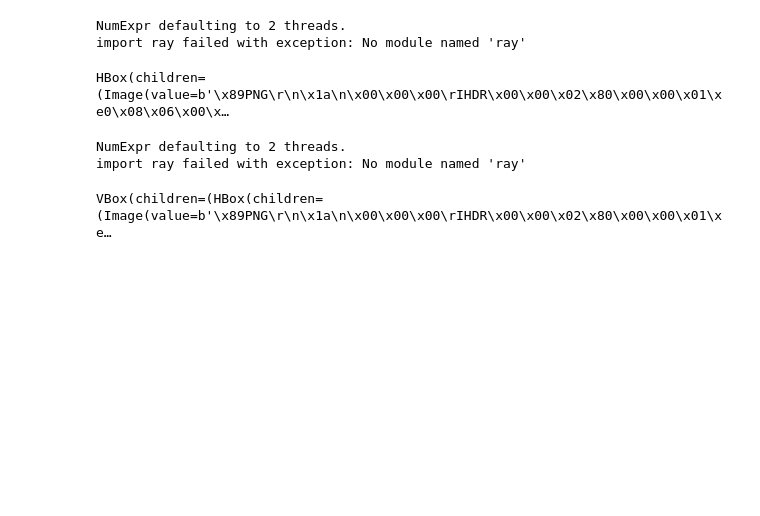
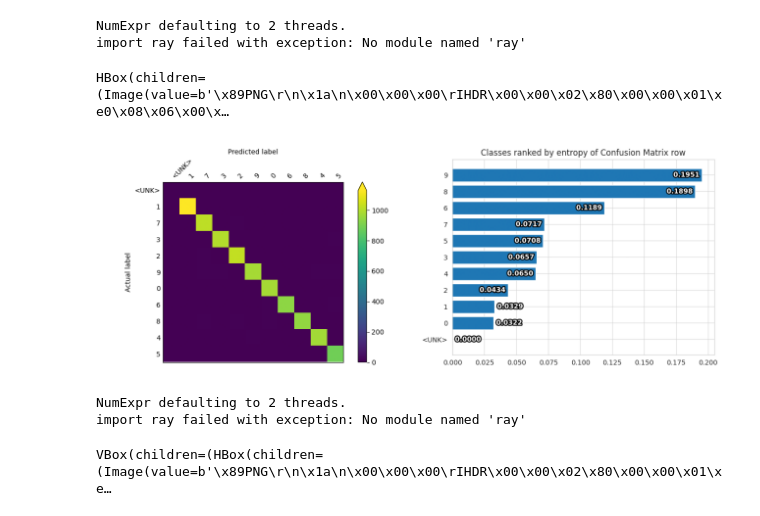
Before and after one commit to ludwig-ai/ludwig-docs, a Jupyter notebook: docs/examples/mnist_colab_notebooks/MNIST_Image_Classification_with_Ludwig_CLI.ipynb, the cells around one changed output. Saved outputs shown, nothing was run; the diff lists cells and outputs as text; code cells hidden in the pictures; blank space fills up the shorter version.

Commit message:
add matplotlib example plots

```diff
--- a/docs/examples/mnist_colab_notebooks/MNIST_Image_Classification_with_Ludwig_CLI.ipynb
+++ b/docs/examples/mnist_colab_notebooks/MNIST_Image_Classification_with_Ludwig_CLI.ipynb
@@ -226,6 +226,30 @@ ipywidgets.HBox([
 NumExpr defaulting to 2 threads.
 import ray failed with exception: No module named 'ray'
 HBox(children=(Image(value=b'\x89PNG\r\n\x1a\n\x00\x00\x00\rIHDR\x00\x00\x02\x80\x00\x00\x01\xe0\x08\x06\x00\x…
+# %%
+# setup figure for plotting
+fig, axs = plt.subplots(1, 2, figsize=(18, 14))
+
+# file paths of the generated plots
+plot_fps = ["visualizations/confusion_matrix__label_top11.png", "visualizations/confusion_matrix_entropy__label_top11.png"]
+
+# dispaly learning curve plots
+for fp, ax in zip(plot_fps, np.ravel(axs)):
+  ax.imshow(plt.imread(fp))
+  ax.axis('off')
+  ax.tick_params(
+    axis='both',       # changes apply to the x-axis and y-axis,
+    which='both',      # both major and minor ticks are affected
+    bottom=False,      # tick marks on bottom side are off
+    left=False,        # tick marks on left side are off
+    labelleft=False,   # label on left side are off
+    labelbottom=False  # labels along the bottom edge are off
+  )
+
+fig.tight_layout()
+plt.show()
+# %% [output]
+[figure, added]
 # %%
 # Visualizes learning curves, which show how performance metrics changed over
 # time during training.
```
Also changed, not shown: parts of 5 cells of this notebook.
